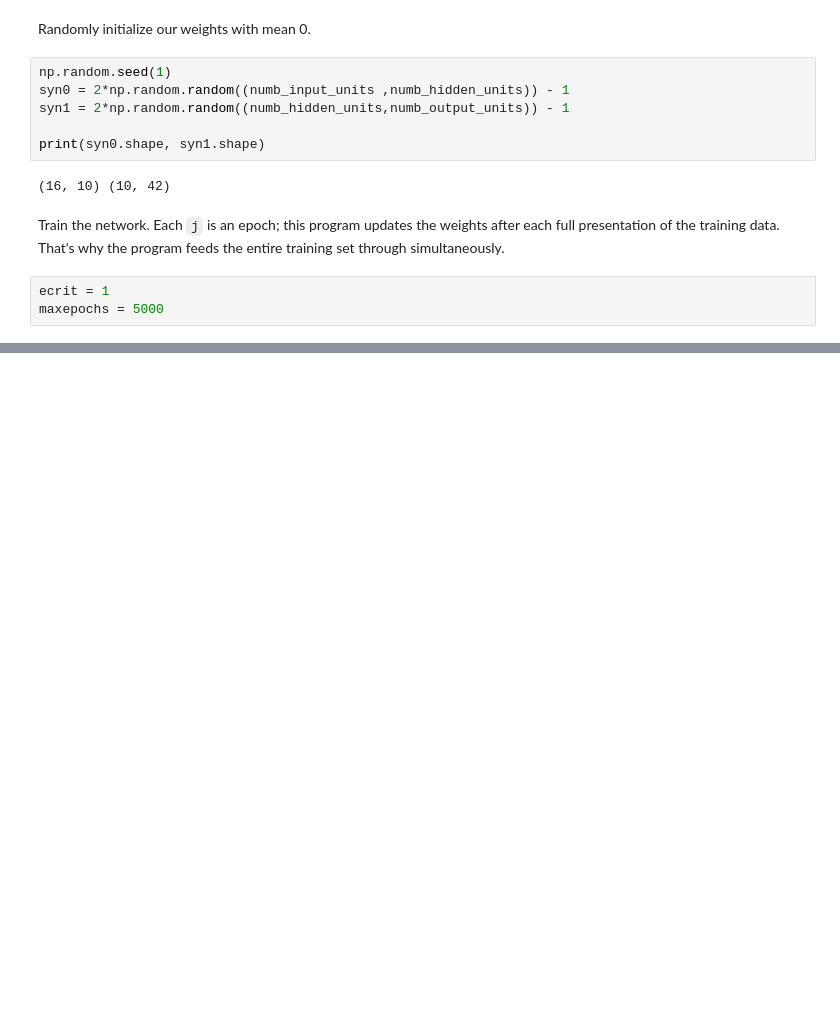
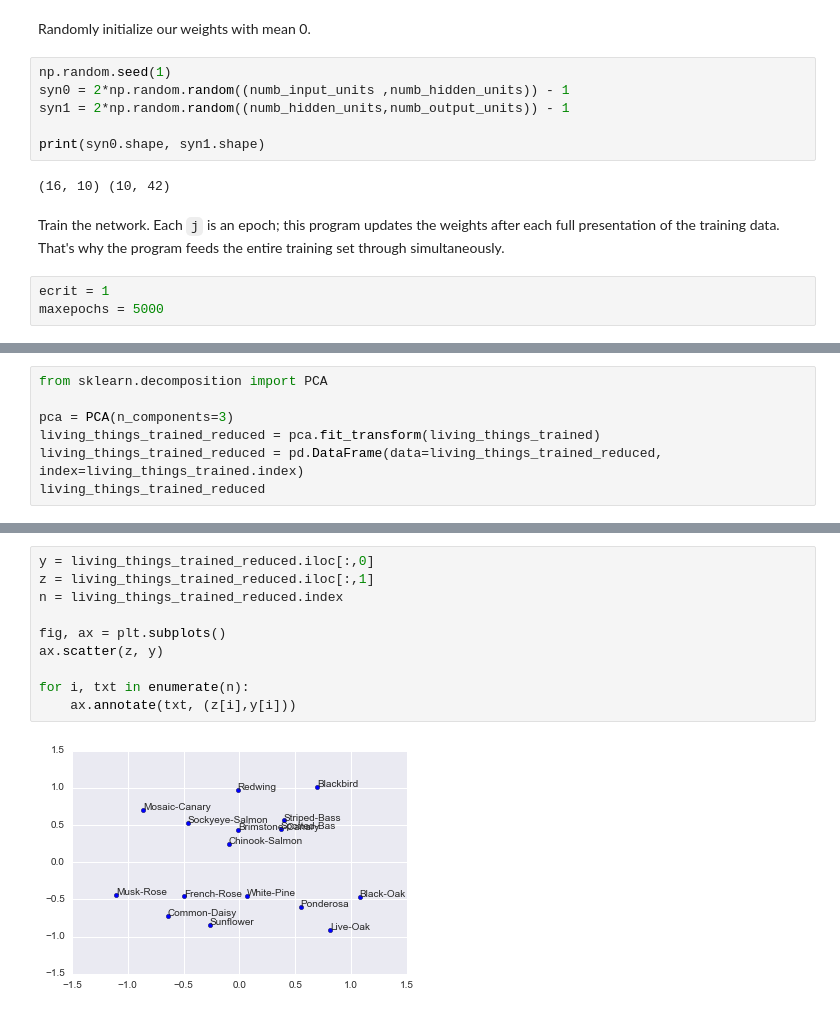
Before and after one commit to drussellmrichie/living_things, a Jupyter notebook: Living Things.ipynb, the cells around one changed output, grey strips where cells are left out. Drawn from its saved outputs; the diff is of its cells as text; blank space fills up the shorter version.

```diff
--- a/Living Things.ipynb
+++ b/Living Things.ipynb
@@ -215,0 +218,7 @@ As expected, similar categories, like two different kinds of canary, have simila
+# %%
+from sklearn.decomposition import PCA
+
+pca = PCA(n_components=3)
+living_things_trained_reduced = pca.fit_transform(living_things_trained)
+living_things_trained_reduced = pd.DataFrame(data=living_things_trained_reduced, index=living_things_trained.index)
+living_things_trained_reduced
@@ -215,0 +243,12 @@ As expected, similar categories, like two different kinds of canary, have simila
+# %%
+y = living_things_trained_reduced.iloc[:,0]
+z = living_things_trained_reduced.iloc[:,1]
+n = living_things_trained_reduced.index
+
+fig, ax = plt.subplots()
+ax.scatter(z, y)
+
+for i, txt in enumerate(n):
+    ax.annotate(txt, (z[i],y[i]))
+# %% [output]
+[figure, added]
```
Also changed, not shown: parts of 5 cells of this notebook.
